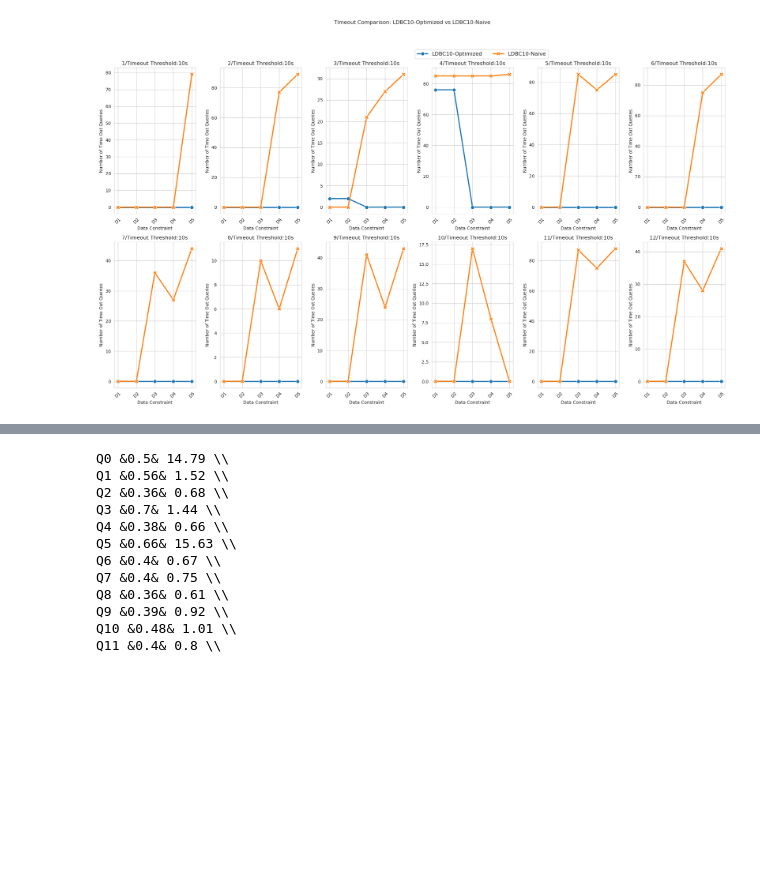
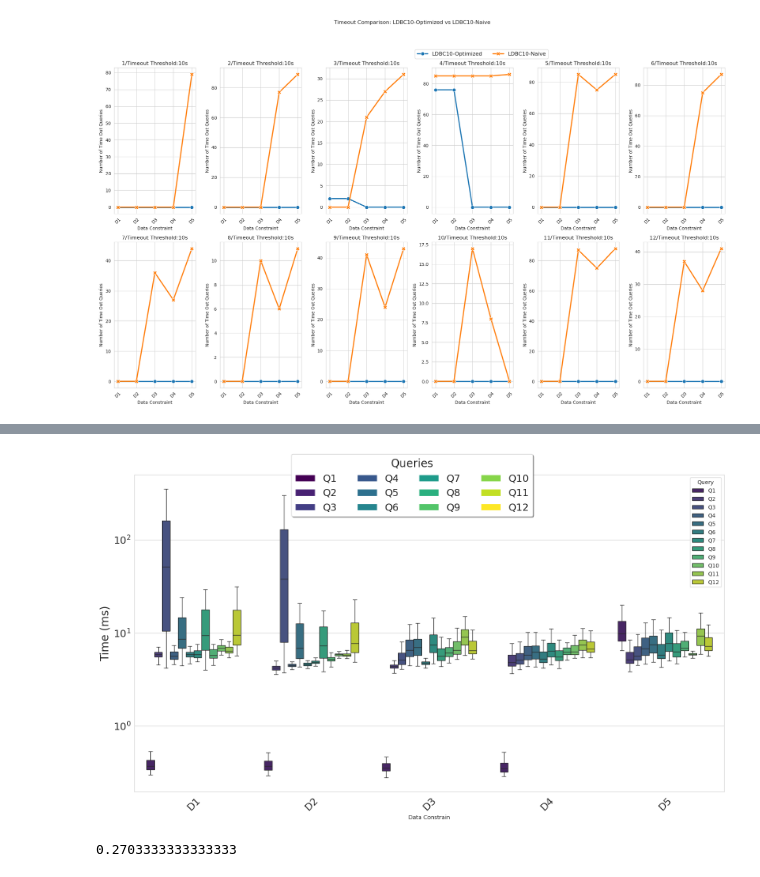
Before and after one commit to Wanshuiquan/MillenniumDB, a Jupyter notebook: evaluation/refine-case-study/case-studies.ipynb, the cells around one changed output, grey strips where cells are left out. Saved outputs shown, nothing was run; the diff lists cells and outputs as text; code cells hidden in the pictures; blank space fills up the shorter version.

```diff
--- a/evaluation/refine-case-study/case-studies.ipynb
+++ b/evaluation/refine-case-study/case-studies.ipynb
@@ -464,21 +604,21 @@ plot_boxplot_with_timeout("ldbc01/ldbc01_statistic.pkl", "ldbc01-naive/ldbc01_na
+# %%
+plot_single_dataset_boxplot("ldbc10/ldbc10_statistic.pkl", ds="LDBC10")
+plot_single_dataset_boxplot("telecom-free/telecom_statistic.pkl", ds="Telecom")
+plot_single_dataset_boxplot("pokec/pokec_statistic.pkl", ds="Pokec")
+plot_single_dataset_boxplot("pokec/pokec_statistic.pkl", ds="Pokec")
+# %% [output]
+[figure, added]
 # %%
 import pickle
 import numpy
-f =  open('paradise/icij_paradise_statistic.pkl', 'rb')
+f =  open('ldbc10-naive/ldbc10_naive_statistic.pkl', 'rb')
 pickle_data = pickle.load(f)
+rt = []
+
 for i in pickle_data:
         if i[1].startswith("RDPQ"):
-                print(f"{i[1].split(" ")[1]} &{round(numpy.average(i[2]),2)}& {round(max(i[2]),2)} \\\\")
+                data = list(filter(lambda x: x > 10000, i[2]))
+                rt.append(len(data) / len(i[2])) if len(i[2]) > 0 else rt.append(0)
+numpy.mean(rt)
 # %% [output]
-Q0 &0.5& 14.79 \\
-Q1 &0.56& 1.52 \\
-Q2 &0.36& 0.68 \\
-Q3 &0.7& 1.44 \\
-Q4 &0.38& 0.66 \\
-Q5 &0.66& 15.63 \\
-Q6 &0.4& 0.67 \\
-Q7 &0.4& 0.75 \\
-Q8 &0.36& 0.61 \\
-Q9 &0.39& 0.92 \\
-Q10 &0.48& 1.01 \\
-Q11 &0.4& 0.8 \\
+0.2703333333333333
```
Also changed, not shown: parts of 4 cells of this notebook, 21 other files.
